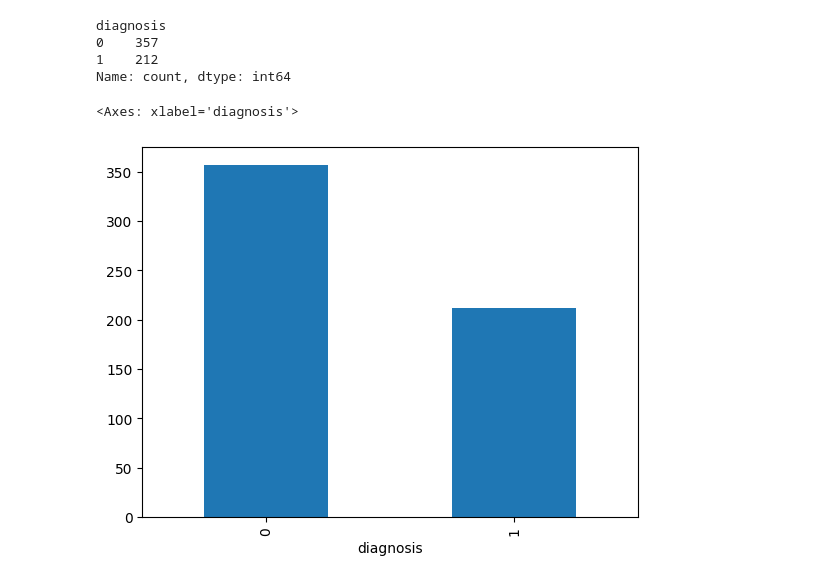
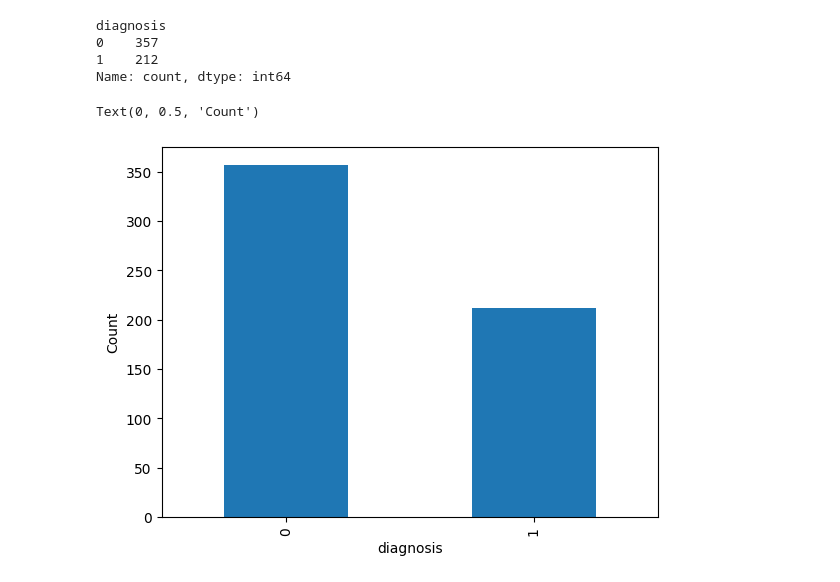
Before and after one commit to Freiden31/Machine-Learning, a Jupyter notebook: Logistic Regression/logistic_regression.ipynb, the cells around one changed output. Saved outputs shown, nothing was run; the diff lists cells and outputs as text; code cells hidden in the pictures.

```diff
--- a/Logistic Regression/logistic_regression.ipynb
+++ b/Logistic Regression/logistic_regression.ipynb
@@ -72,9 +75,9 @@ df.head()
 | 4 | M | 20.29 | 14.34 | 135.10 | 1297.0 | 0.10030 | 0.13280 | ... |
 5 rows × 31 columns
 # %%
-df['diagnosis'] = [1 if value == 'M' else 0 for value in df['diagnosis']]
+df.diagnosis = [1 if value == 'M' else 0 for value in df.diagnosis]
 # %%
-df.diagnosis = df['diagnosis'].astype('category', copy=False)
+df['diagnosis'] = df['diagnosis'].astype('category', copy=False)
 # %%
 df['diagnosis'].value_counts()
 # %% [output]
@@ -84,6 +87,7 @@ diagnosis
 Name: count, dtype: int64
 # %%
 df['diagnosis'].value_counts().plot(kind='bar')
+plt.ylabel('Count')
 # %% [output]
-<Axes: xlabel='diagnosis'>
+Text(0, 0.5, 'Count')
-[figure, old version]
+[figure, new version]
```
Also changed, not shown: parts of 21 cells of this notebook, 2 other files.
